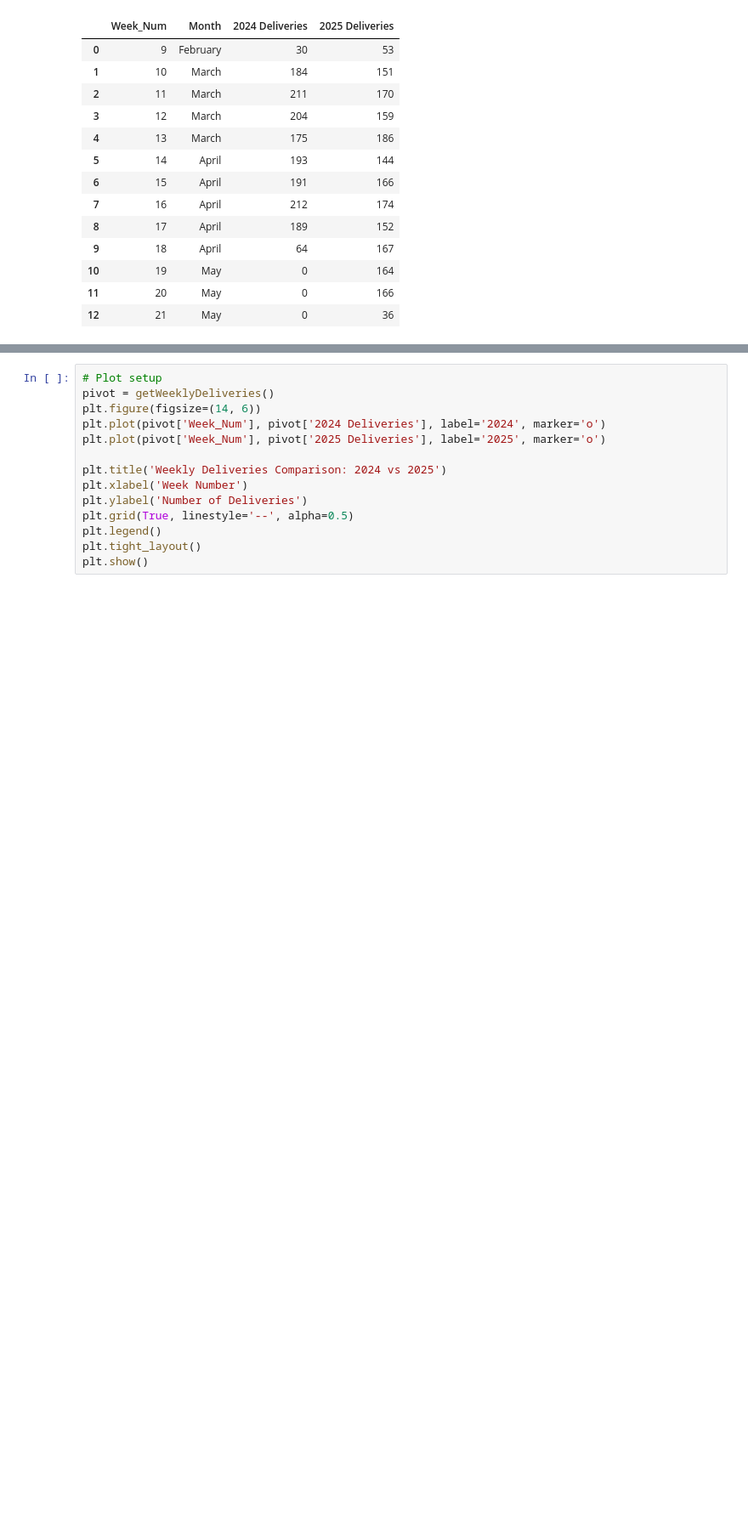
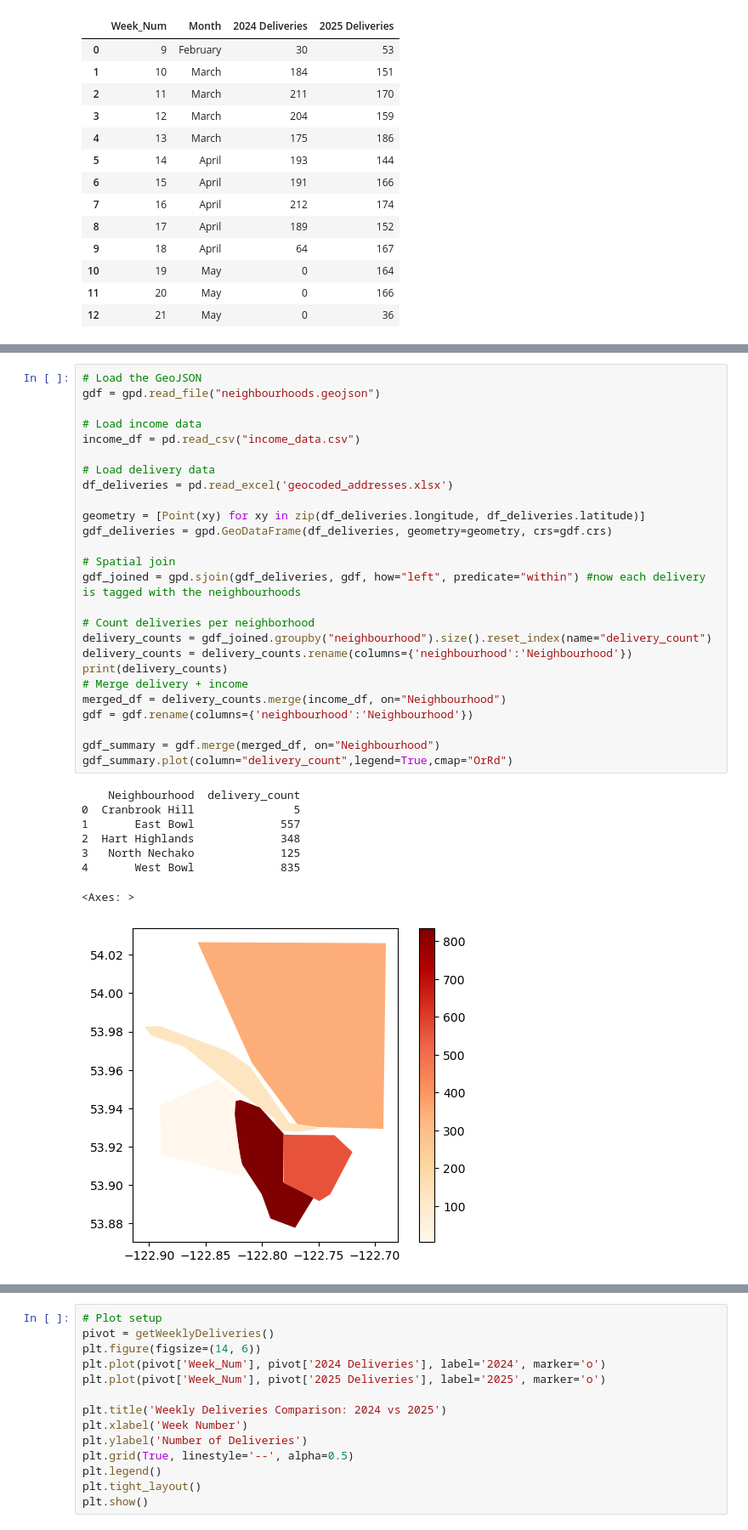
Before and after one commit to GurjinderJohal/Delivery-Analysis, a Jupyter notebook: Delivery-Analysis.ipynb, the cells around one changed output, grey strips where cells are left out. Shown: that part at 85% size. Saved outputs shown, nothing was run; the diff lists cells and outputs as text; blank space fills up the shorter version.

```diff
--- a/Delivery-Analysis.ipynb
+++ b/Delivery-Analysis.ipynb
@@ -83,3 +162,38 @@ getWeeklyDeliveries()
+# %%
+# Load the GeoJSON
+gdf = gpd.read_file("neighbourhoods.geojson")
+
+# Load income data
+income_df = pd.read_csv("income_data.csv")
+
+# Load delivery data
+df_deliveries = pd.read_excel('geocoded_addresses.xlsx')
+
+geometry = [Point(xy) for xy in zip(df_deliveries.longitude, df_deliveries.latitude)]
+gdf_deliveries = gpd.GeoDataFrame(df_deliveries, geometry=geometry, crs=gdf.crs)
+
+# Spatial join
+gdf_joined = gpd.sjoin(gdf_deliveries, gdf, how="left", predicate="within") #now each delivery is tagged with the neighbourhoods
+
+# Count deliveries per neighborhood
+delivery_counts = gdf_joined.groupby("neighbourhood").size().reset_index(name="delivery_count")
+delivery_counts = delivery_counts.rename(columns={'neighbourhood':'Neighbourhood'})
+print(delivery_counts)
+# Merge delivery + income
+merged_df = delivery_counts.merge(income_df, on="Neighbourhood")
+gdf = gdf.rename(columns={'neighbourhood':'Neighbourhood'})
+
+gdf_summary = gdf.merge(merged_df, on="Neighbourhood")
+gdf_summary.plot(column="delivery_count",legend=True,cmap="OrRd")
+# %% [output]
+    Neighbourhood  delivery_count
+0  Cranbrook Hill               5
+1       East Bowl             557
+2  Hart Highlands             348
+3   North Nechako             125
+4       West Bowl             835
+<Axes: >
+[figure, added]
 # %% [markdown]
 # Plotting The Trends
 
```
Also changed, not shown: parts of 13 cells of this notebook, 2 other files.
